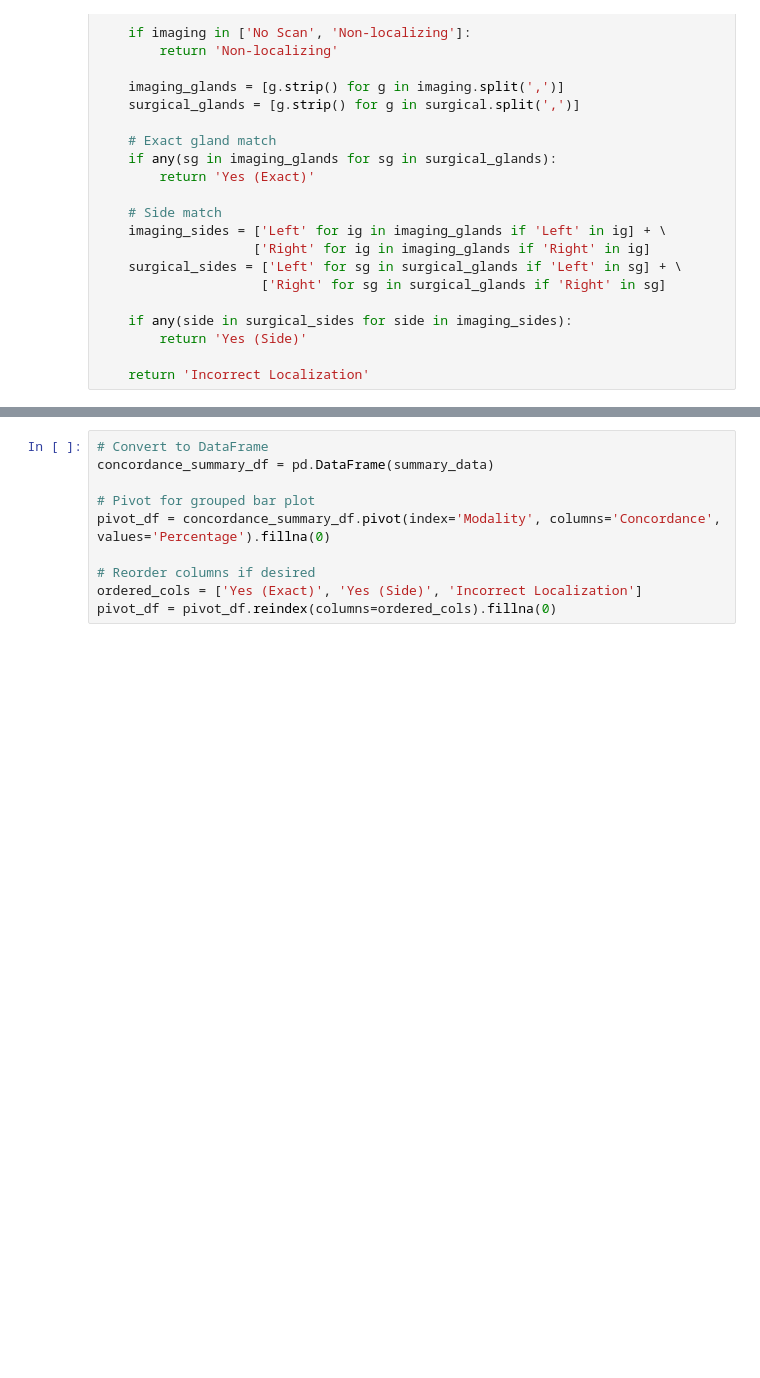
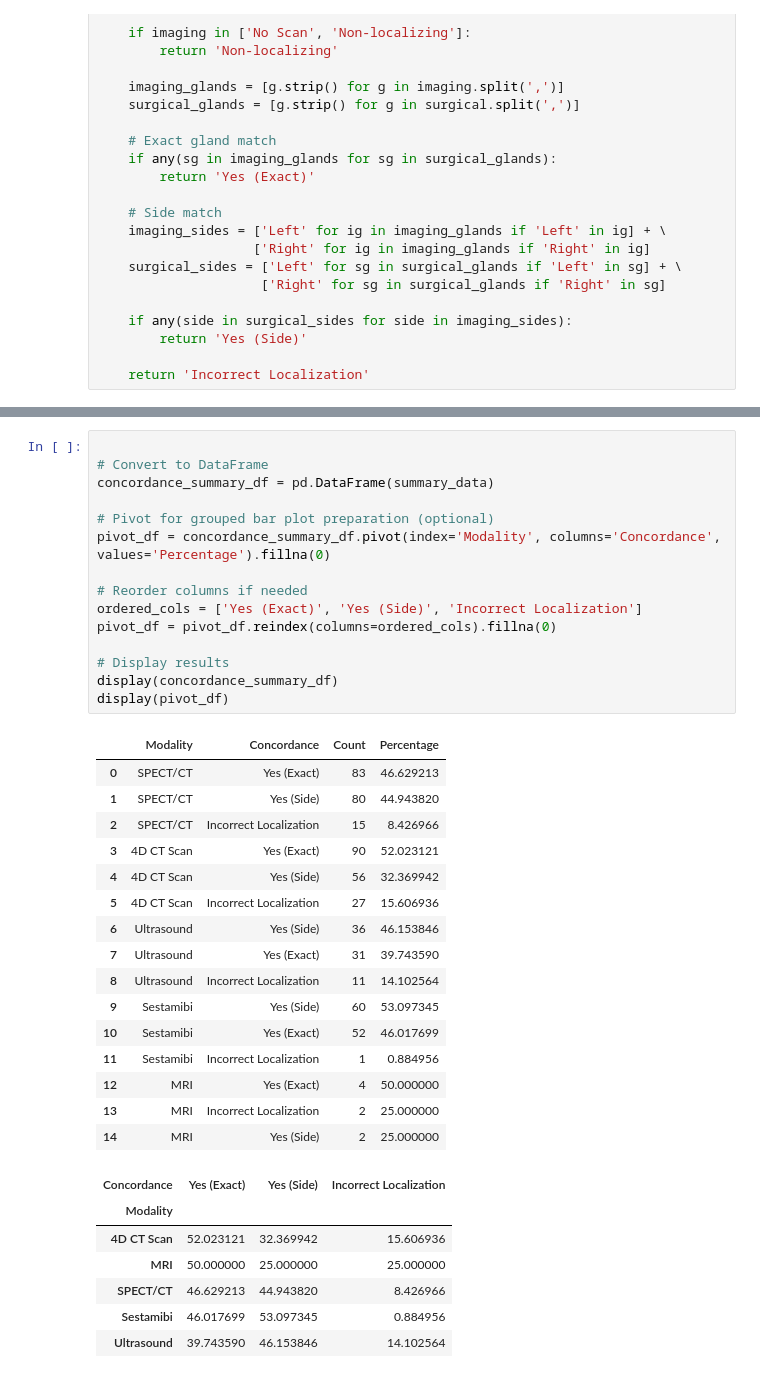
Before and after one commit to Jonah-Schwartz521/ent-imaging-analysis, a Jupyter notebook: Imaging Analysis/modality_concordance/all_modalities_concordance.ipynb, the cells around one changed output, grey strips where cells are left out. Drawn from its saved outputs; the diff is of its cells as text; blank space fills up the shorter version.

```diff
--- a/Imaging Analysis/modality_concordance/all_modalities_concordance.ipynb
+++ b/Imaging Analysis/modality_concordance/all_modalities_concordance.ipynb
@@ -70,15 +76,44 @@ for modality in modalities:
             'Percentage': pct
         })
 # %%
+
 # Convert to DataFrame
 concordance_summary_df = pd.DataFrame(summary_data)
 
-# Pivot for grouped bar plot
+# Pivot for grouped bar plot preparation (optional)
 pivot_df = concordance_summary_df.pivot(index='Modality', columns='Concordance', values='Percentage').fillna(0)
 
-# Reorder columns if desired
+# Reorder columns if needed
 ordered_cols = ['Yes (Exact)', 'Yes (Side)', 'Incorrect Localization']
 pivot_df = pivot_df.reindex(columns=ordered_cols).fillna(0)
+
+# Display results
+display(concordance_summary_df)
+display(pivot_df)
+# %% [output]
+|  | Modality | Concordance | Count | Percentage |
+| 0 | SPECT/CT | Yes (Exact) | 83 | 46.629213 |
+| 1 | SPECT/CT | Yes (Side) | 80 | 44.943820 |
+| 2 | SPECT/CT | Incorrect Localization | 15 | 8.426966 |
+| 3 | 4D CT Scan | Yes (Exact) | 90 | 52.023121 |
+| 4 | 4D CT Scan | Yes (Side) | 56 | 32.369942 |
+| 5 | 4D CT Scan | Incorrect Localization | 27 | 15.606936 |
+| 6 | Ultrasound | Yes (Side) | 36 | 46.153846 |
+| 7 | Ultrasound | Yes (Exact) | 31 | 39.743590 |
+| 8 | Ultrasound | Incorrect Localization | 11 | 14.102564 |
+| 9 | Sestamibi | Yes (Side) | 60 | 53.097345 |
+| 10 | Sestamibi | Yes (Exact) | 52 | 46.017699 |
+| 11 | Sestamibi | Incorrect Localization | 1 | 0.884956 |
+| 12 | MRI | Yes (Exact) | 4 | 50.000000 |
+| 13 | MRI | Incorrect Localization | 2 | 25.000000 |
+| 14 | MRI | Yes (Side) | 2 | 25.000000 |
+| Concordance | Yes (Exact) | Yes (Side) | Incorrect Localization |
+| Modality |  |  |  |
+| 4D CT Scan | 52.023121 | 32.369942 | 15.606936 |
+| MRI | 50.000000 | 25.000000 | 25.000000 |
+| SPECT/CT | 46.629213 | 44.943820 | 8.426966 |
+| Sestamibi | 46.017699 | 53.097345 | 0.884956 |
+| Ultrasound | 39.743590 | 46.153846 | 14.102564 |
 # %%
 # Plot grouped bar plot
 pivot_df.plot(
```
Also changed, not shown: parts of 3 cells of this notebook, 4 other files.
